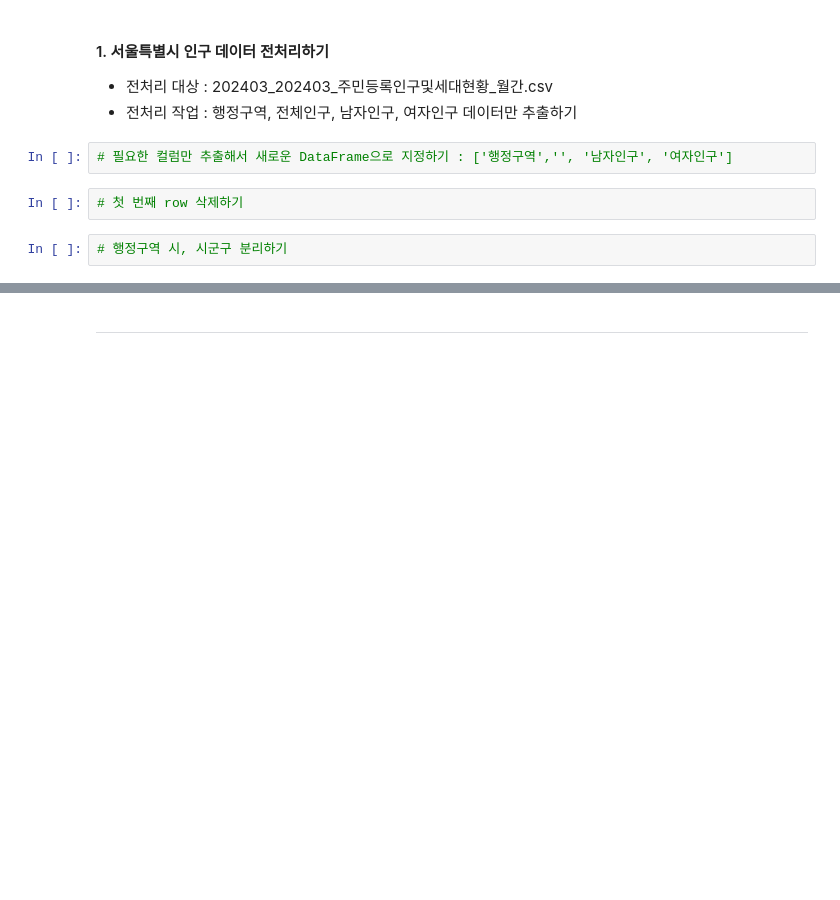
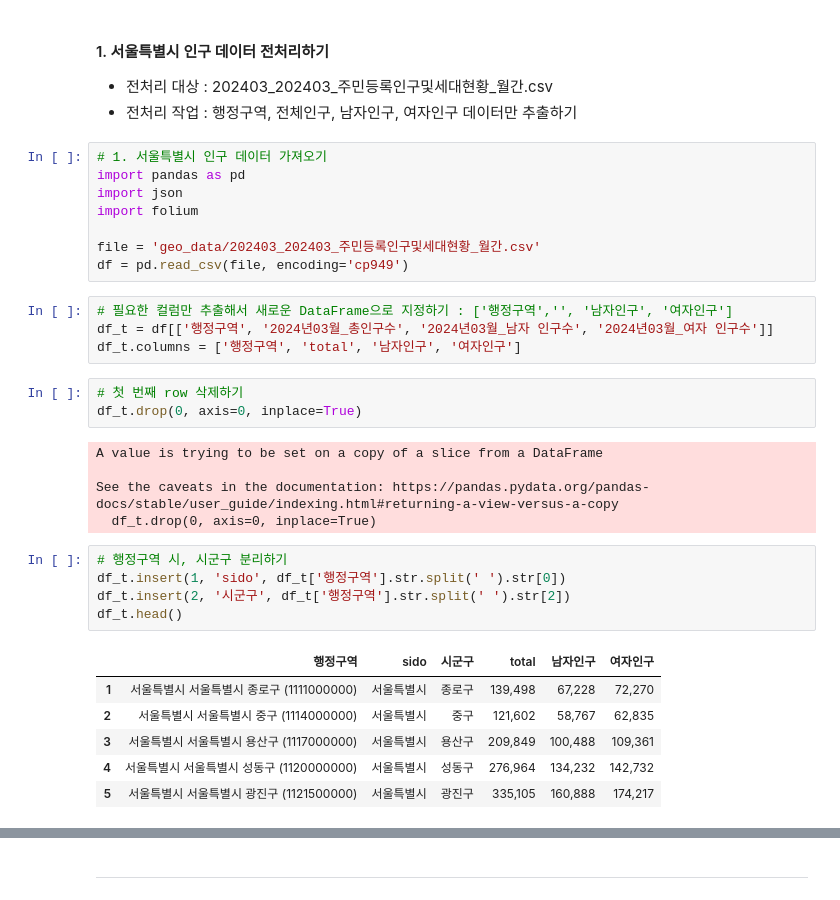
Before and after one commit to y109240/dataAnalysis, a Jupyter notebook: 데이터분석_지도시각화_1.ipynb, the cells around one changed output, grey strips where cells are left out. Saved outputs shown, nothing was run; the diff lists cells and outputs as text; blank space fills up the shorter version.

```diff
--- a/데이터분석_지도시각화_1.ipynb
+++ b/데이터분석_지도시각화_1.ipynb
@@ -413,9 +661,35 @@ m
 #### 1. 서울특별시 인구 데이터 전처리하기
 - 전처리 대상 : 202403_202403_주민등록인구및세대현황_월간.csv
 - 전처리 작업 : 행정구역, 전체인구, 남자인구, 여자인구 데이터만 추출하기
+# %%
+# 1. 서울특별시 인구 데이터 가져오기
+import pandas as pd
+import json
+import folium
+
+file = 'geo_data/202403_202403_주민등록인구및세대현황_월간.csv'
+df = pd.read_csv(file, encoding='cp949')
 # %%
 # 필요한 컬럼만 추출해서 새로운 DataFrame으로 지정하기 : ['행정구역','', '남자인구', '여자인구']
+df_t = df[['행정구역', '2024년03월_총인구수', '2024년03월_남자 인구수', '2024년03월_여자 인구수']]
+df_t.columns = ['행정구역', 'total', '남자인구', '여자인구']
 # %%
 # 첫 번째 row 삭제하기
+df_t.drop(0, axis=0, inplace=True)
+# %% [output]
+A value is trying to be set on a copy of a slice from a DataFrame
+
+See the caveats in the documentation: https://pandas.pydata.org/pandas-docs/stable/user_guide/indexing.html#returning-a-view-versus-a-copy
+  df_t.drop(0, axis=0, inplace=True)
 # %%
 # 행정구역 시, 시군구 분리하기
+df_t.insert(1, 'sido', df_t['행정구역'].str.split(' ').str[0])
+df_t.insert(2, '시군구', df_t['행정구역'].str.split(' ').str[2])
+df_t.head()
+# %% [output]
+|  | 행정구역 | sido | 시군구 | total | 남자인구 | 여자인구 |
+| 1 | 서울특별시 서울특별시 종로구 (1111000000) | 서울특별시 | 종로구 | 139,498 | 67,228 | 72,270 |
+| 2 | 서울특별시 서울특별시 중구 (1114000000) | 서울특별시 | 중구 | 121,602 | 58,767 | 62,835 |
+| 3 | 서울특별시 서울특별시 용산구 (1117000000) | 서울특별시 | 용산구 | 209,849 | 100,488 | 109,361 |
+| 4 | 서울특별시 서울특별시 성동구 (1120000000) | 서울특별시 | 성동구 | 276,964 | 134,232 | 142,732 |
+| 5 | 서울특별시 서울특별시 광진구 (1121500000) | 서울특별시 | 광진구 | 335,105 | 160,888 | 174,217 |
```
Also changed, not shown: parts of 18 cells of this notebook.
